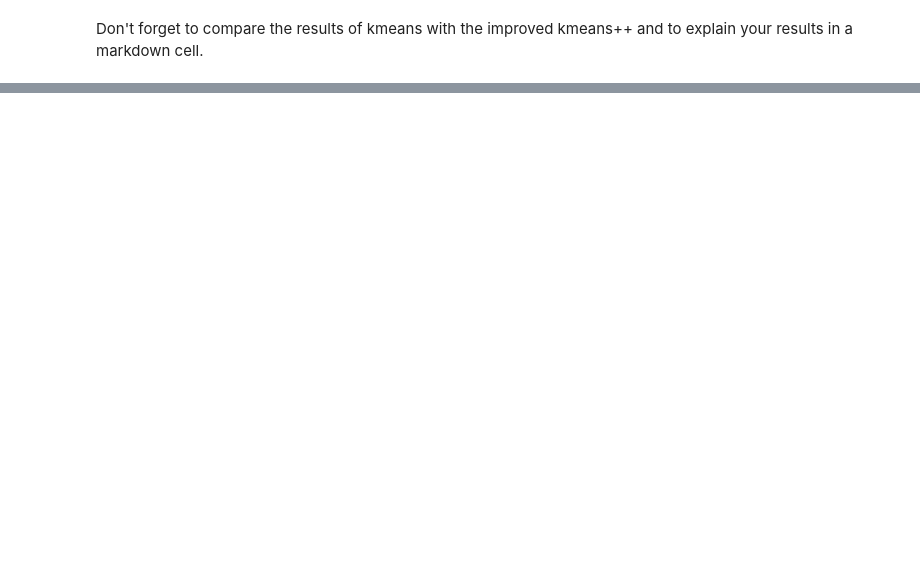
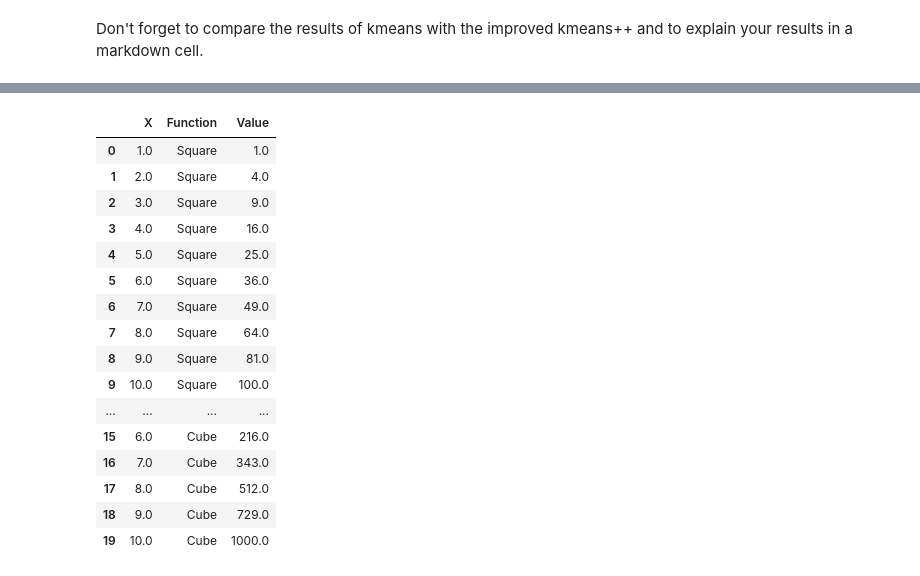
Before and after one commit to yGit741/ML_home_work, a Jupyter notebook: ex6/hw6.ipynb, the cells around one changed output, grey strips where cells are left out. Drawn from its saved outputs; the diff is of its cells as text; code cells hidden in the pictures; blank space fills up the shorter version.

```diff
--- a/ex6/hw6.ipynb
+++ b/ex6/hw6.ipynb
@@ -211,0 +239,20 @@ Your explanation here
+# %%
+df_melted
+# %% [output]
+|  | X | Function | Value |
+| 0 | 1.0 | Square | 1.0 |
+| 1 | 2.0 | Square | 4.0 |
+| 2 | 3.0 | Square | 9.0 |
+| 3 | 4.0 | Square | 16.0 |
+| 4 | 5.0 | Square | 25.0 |
+| 5 | 6.0 | Square | 36.0 |
+| 6 | 7.0 | Square | 49.0 |
+| 7 | 8.0 | Square | 64.0 |
+| 8 | 9.0 | Square | 81.0 |
+| 9 | 10.0 | Square | 100.0 |
+| ... | ... | ... | ... |
+| 15 | 6.0 | Cube | 216.0 |
+| 16 | 7.0 | Cube | 343.0 |
+| 17 | 8.0 | Cube | 512.0 |
+| 18 | 9.0 | Cube | 729.0 |
+| 19 | 10.0 | Cube | 1000.0 |
```
Also changed, not shown: parts of 16 cells of this notebook, 1 other file.
